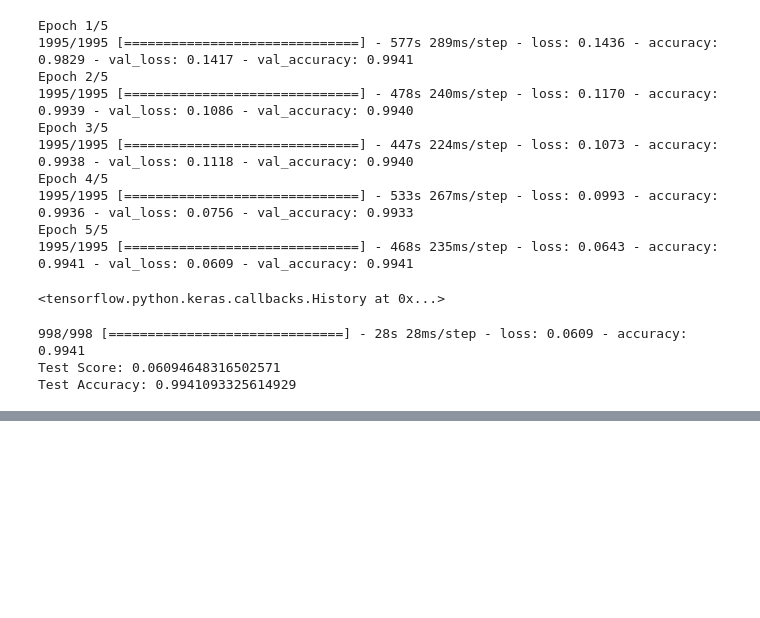
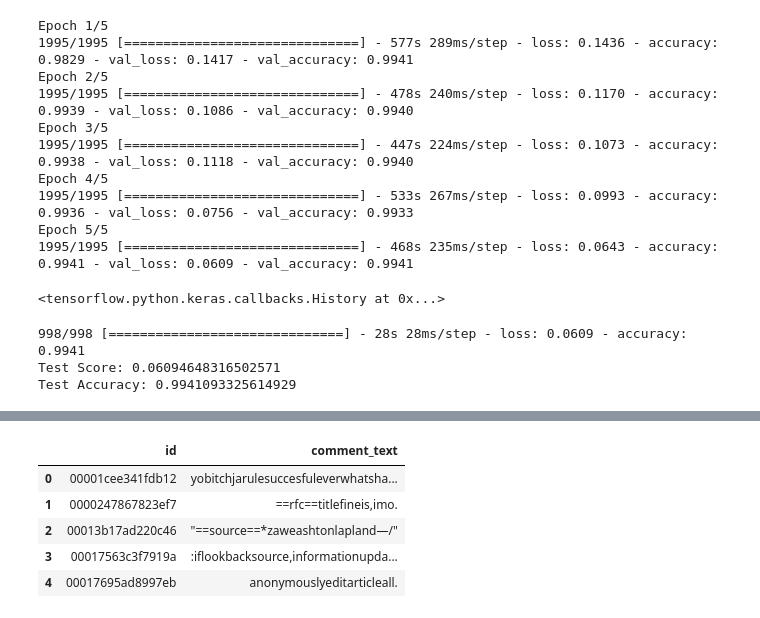
Before and after one commit to amaljith6/Toxic-comment-classifier-, a Jupyter notebook: Toxic comment classifier.ipynb, the cells around one changed output, grey strips where cells are left out. Cells and saved outputs as stored; diff of their text form; code cells hidden in the pictures; blank space fills up the shorter version.

```diff
--- a/Toxic comment classifier.ipynb
+++ b/Toxic comment classifier.ipynb
@@ -375,0 +432,9 @@ Test Accuracy: 0.9941093325614929
+# %%
+df_test.head()
+# %% [output]
+|  | id | comment_text |
+| 0 | 00001cee341fdb12 | yobitchjarulesuccesfuleverwhatsha... |
+| 1 | 0000247867823ef7 | ==rfc==titlefineis,imo. |
+| 2 | 00013b17ad220c46 | "==source==*zaweashtonlapland—/" |
+| 3 | 00017563c3f7919a | :iflookbacksource,informationupda... |
+| 4 | 00017695ad8997eb | anonymouslyeditarticleall. |
```
Also changed, not shown: parts of 13 cells of this notebook, 1 other file.
